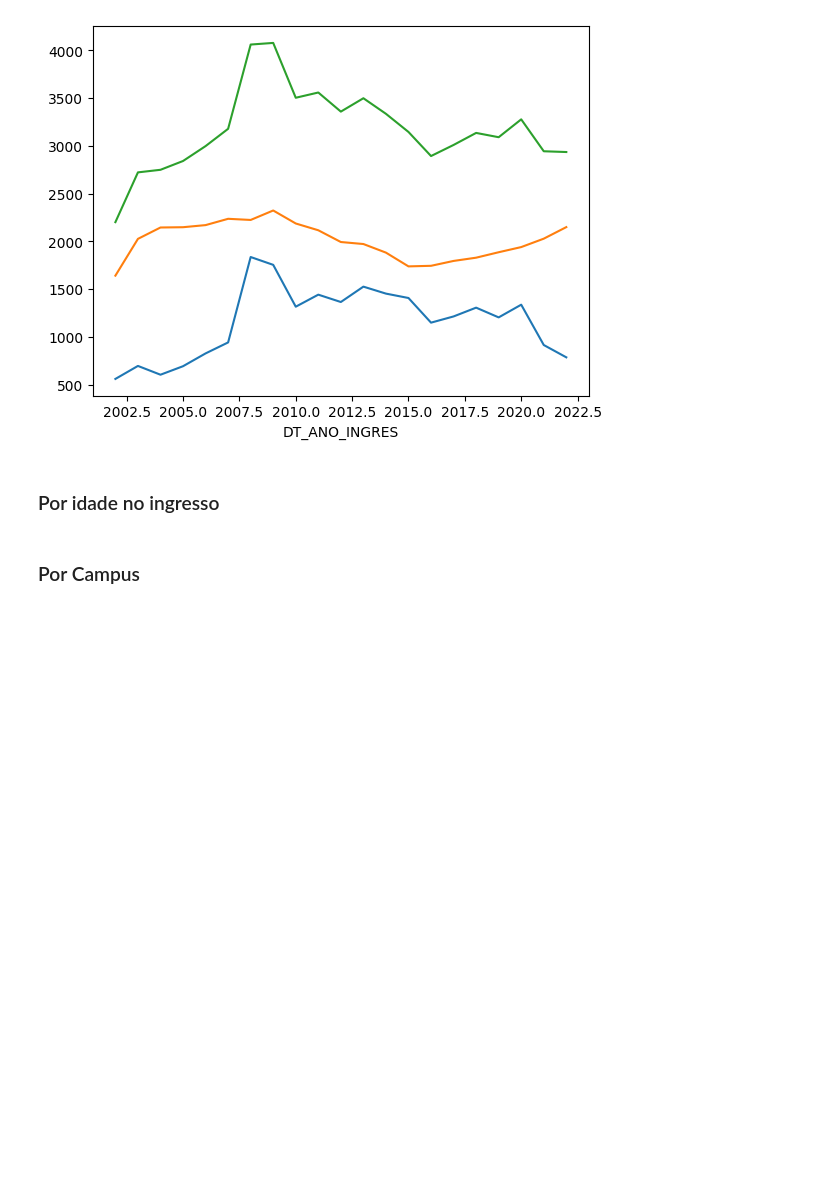
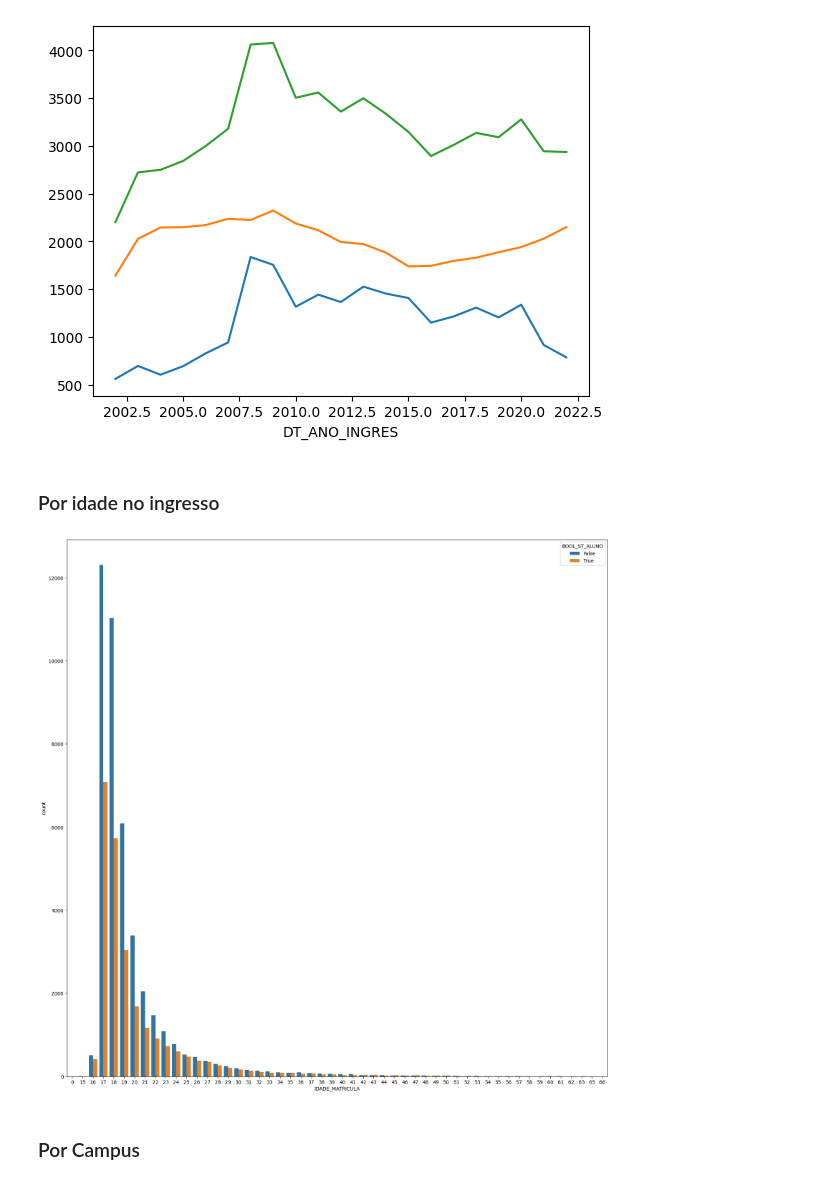
Before and after one commit to romu-lo/tcc-evasao-academica, a Jupyter notebook: visualizacoes.ipynb, the cells around one changed output. Cells and saved outputs as stored; diff of their text form; code cells hidden in the pictures; blank space fills up the shorter version.

```diff
--- a/visualizacoes.ipynb
+++ b/visualizacoes.ipynb
@@ -565,5 +613,13 @@ sns.lineplot(x=nao_evadidos.index, y=nao_evadidos.values+evadidos.values)
 [figure]
 # %% [markdown]
 ### Por idade no ingresso
+# %%
+plt.figure(figsize=(20, 20))
+vis = sns.countplot(x='IDADE_MATRICULA', hue='BOOL_ST_ALUNO', data=df_selecionado)
+# for container in vis.containers:
+#         vis.bar_label(container)
+plt.show()
+# %% [output]
+[figure, added]
 # %% [markdown]
 ### Por Campus
```
Also changed, not shown: parts of 16 cells of this notebook, 2 other files.
